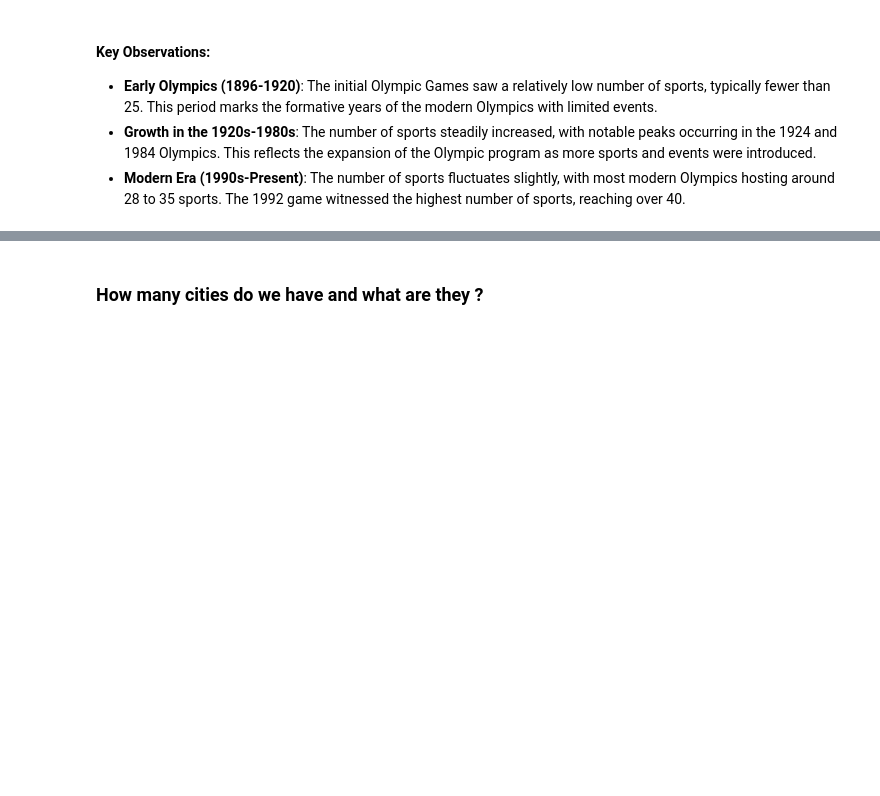
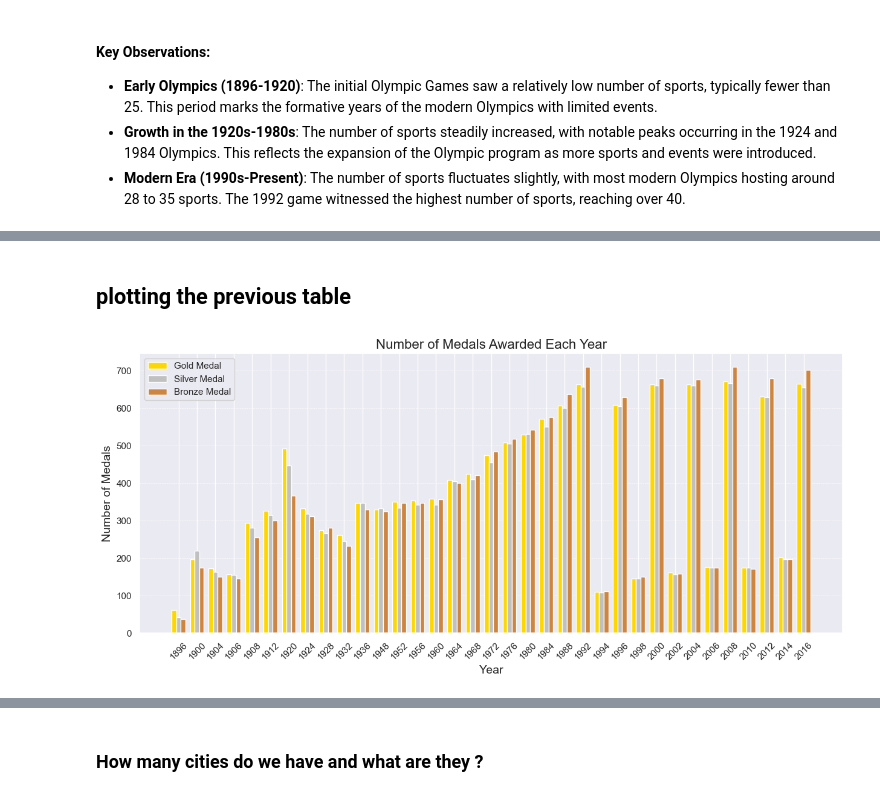
Before and after one commit to BassamSaleh99/Olympic-EDA, a Jupyter notebook: Olympic-EDA.ipynb, the cells around one changed output, grey strips where cells are left out. Drawn from its saved outputs; the diff is of its cells as text; code cells hidden in the pictures; blank space fills up the shorter version.

Commit message:
The number of each medal for each year

```diff
--- a/Olympic-EDA.ipynb
+++ b/Olympic-EDA.ipynb
@@ -398,0 +401,4 @@ plt.show()
+# %%
+num_medal_each_year = df.groupby(['Year', 'Medal']).size().unstack()
+num_medal_each_year.columns = ['N_' + col for col in num_medal_each_year.columns]
+num_medal_each_year.head()
@@ -398,0 +413,27 @@ plt.show()
+# %% [markdown]
+## plotting the previous table
+# %%
+bar_width = 0.25
+
+r1 = np.arange(len(num_medal_each_year))
+r2 = [x + bar_width for x in r1]
+r3 = [x + bar_width for x in r2]
+
+plt.figure(figsize=(15, 6))
+
+plt.bar(r1, num_medal_each_year['N_Gold'], color='gold', width=bar_width, label='Gold Medal')
+plt.bar(r2, num_medal_each_year['N_Silver'], color='silver', width=bar_width, label='Silver Medal')
+plt.bar(r3, num_medal_each_year['N_Bronze'], color='peru', width=bar_width, label='Bronze Medal')
+
+plt.title('Number of Medals Awarded Each Year', fontsize=16)
+plt.xlabel('Year', fontsize=14)
+plt.ylabel('Number of Medals', fontsize=14)
+
+plt.grid(True, which='both', axis='y', linestyle='--', linewidth=0.5)
+
+plt.xticks([r + bar_width for r in range(len(num_medal_each_year))], num_medal_each_year.index, rotation=45)
+
+plt.legend()
+plt.show()
+# %% [output]
+[figure, added]
```
Also changed, not shown: parts of 4 cells of this notebook.
